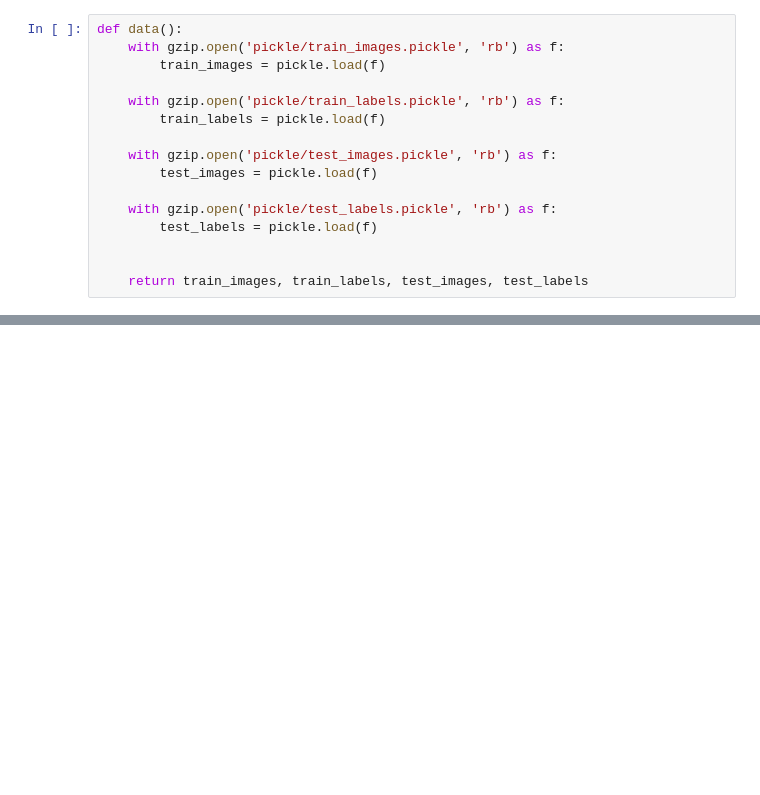
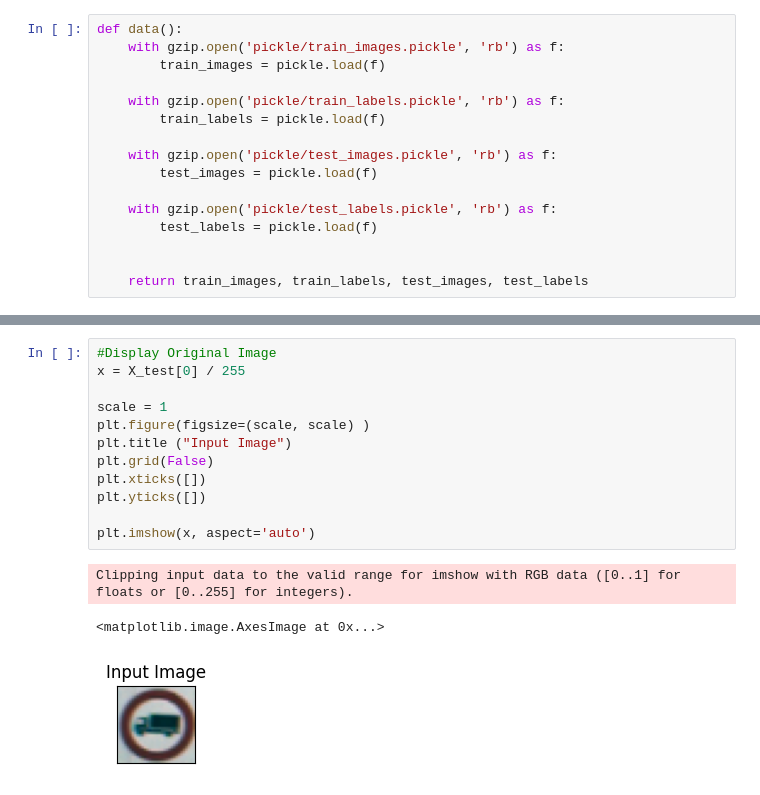
Before and after one commit to JINU-SUN/traffic-sign-classification, a Jupyter notebook: Train.ipynb, the cells around one changed output, grey strips where cells are left out. Cells and saved outputs as stored; diff of their text form; blank space fills up the shorter version.

```diff
--- a/Train.ipynb
+++ b/Train.ipynb
@@ -156,0 +209,16 @@ plt.legend()
+# %%
+#Display Original Image
+x = X_test[0] / 255
+
+scale = 1
+plt.figure(figsize=(scale, scale) )
+plt.title ("Input Image")
+plt.grid(False)
+plt.xticks([])
+plt.yticks([])
+
+plt.imshow(x, aspect='auto')
+# %% [output]
+Clipping input data to the valid range for imshow with RGB data ([0..1] for floats or [0..255] for integers).
+<matplotlib.image.AxesImage at 0x...>
+[figure, added]
```
Also changed, not shown: parts of 8 cells of this notebook, 5 other files.
